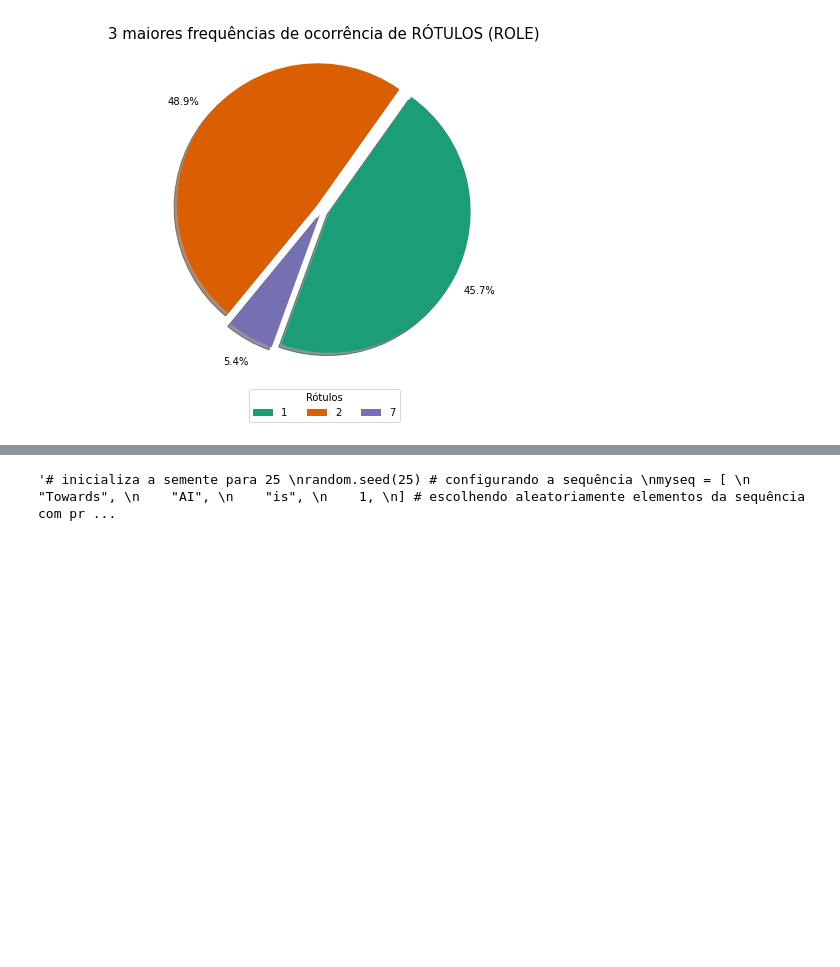
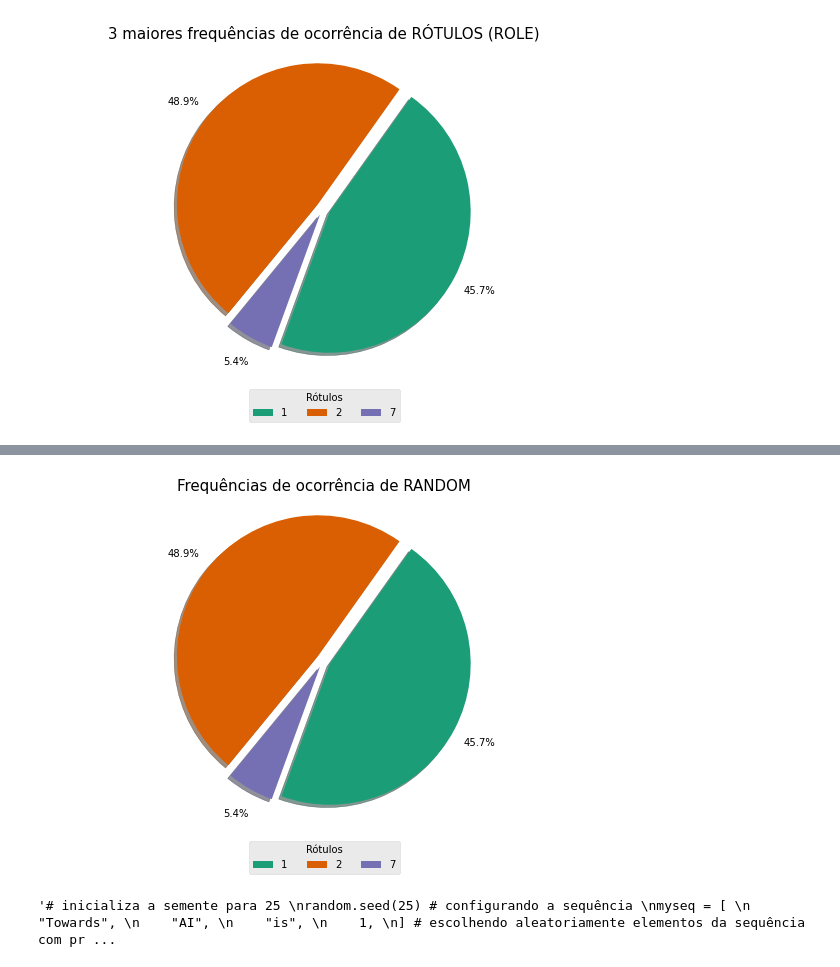
Before and after one commit to abdielbatista/authors-classification, a Jupyter notebook: random.ipynb, the cells around one changed output, grey strips where cells are left out. Drawn from its saved outputs; the diff is of its cells as text; code cells hidden in the pictures; blank space fills up the shorter version.

```diff
--- a/random.ipynb
+++ b/random.ipynb
@@ -118,0 +128,3 @@ plt.title('Acurácia do algoritmo ALEATORIO (após 30 execuções)');
+# %%
+#x recebe apenas a coluna random
+x = bd.iloc[:,14].values
@@ -118,0 +135,4 @@ plt.title('Acurácia do algoritmo ALEATORIO (após 30 execuções)');
+# %%
+#conta ocorrências da coluna Random por atributo
+unique, counts = np.unique(x, return_counts=True)
+dict(zip(unique, counts))
@@ -118,0 +141,3 @@ plt.title('Acurácia do algoritmo ALEATORIO (após 30 execuções)');
+# %%
+unique_df = pd.DataFrame(unique)
+counts_df = pd.DataFrame(counts)
@@ -119,3 +147,14 @@ plt.title('Acurácia do algoritmo ALEATORIO (após 30 execuções)');
+# %%
+label = unique_df[0].head(3).value_counts().index
+fig1, ax1 = plt.subplots(figsize=(10, 6), subplot_kw=dict(aspect="equal"))
+color = sns.color_palette('Dark2', 5)
+ax1.pie(counts_df[0].head(3), explode=(0.05, 0.05, 0.05), pctdistance=1.2,autopct='%1.1f%%', colors=color, shadow=True, startangle=250)
+ax1.axis('equal')
+ax1.set_title("Frequências de ocorrência de RANDOM", fontsize=15)
+plt.legend(title = "Rótulos", labels=label, loc='upper center', bbox_to_anchor=(0.5, -0.04), ncol=5)
+plt.show() #gráfico de porcentagem
+# %% [output]
+[figure, added]
 # %%
 '''# inicializa a semente para 25
 random.seed(25) # configurando a sequência
```
Also changed, not shown: parts of 9 cells of this notebook.
